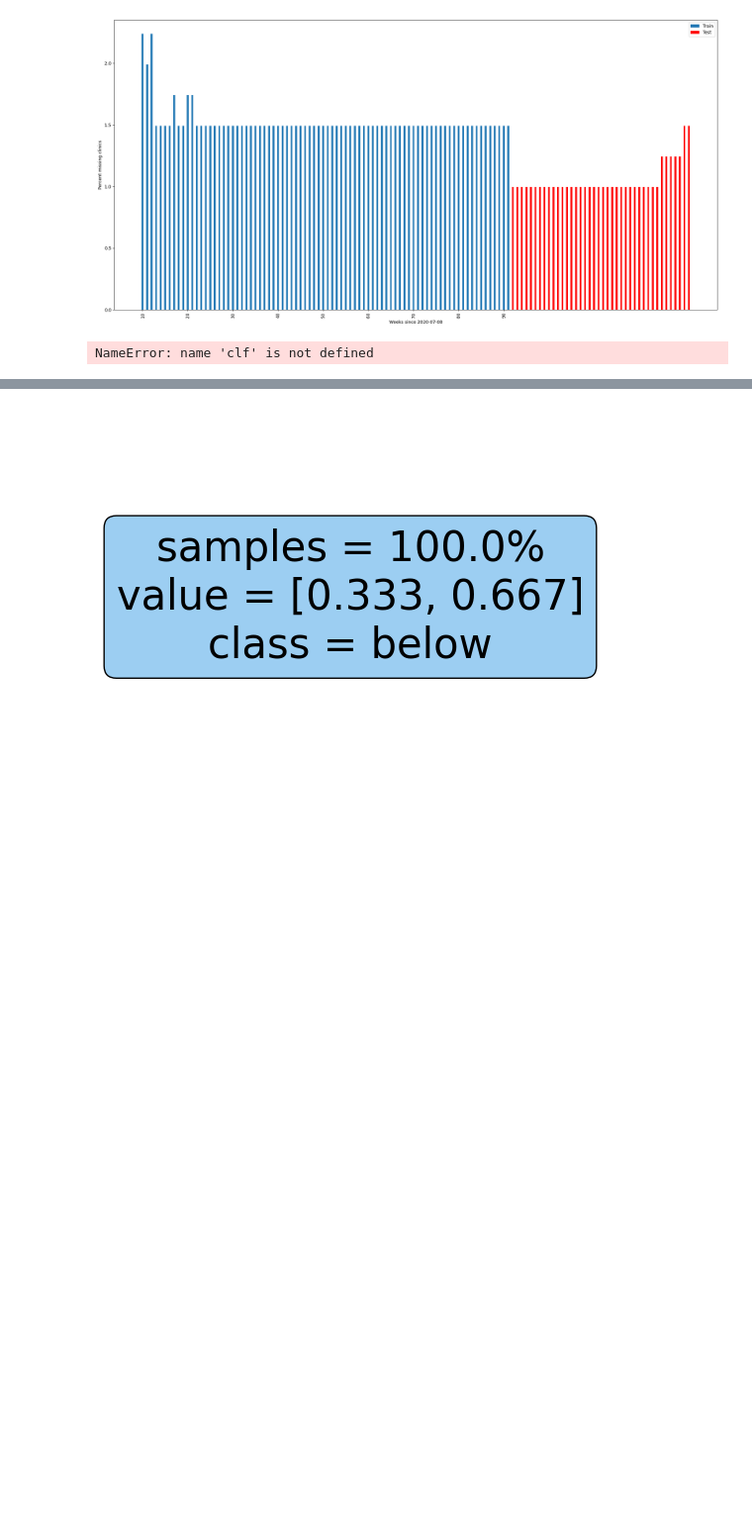
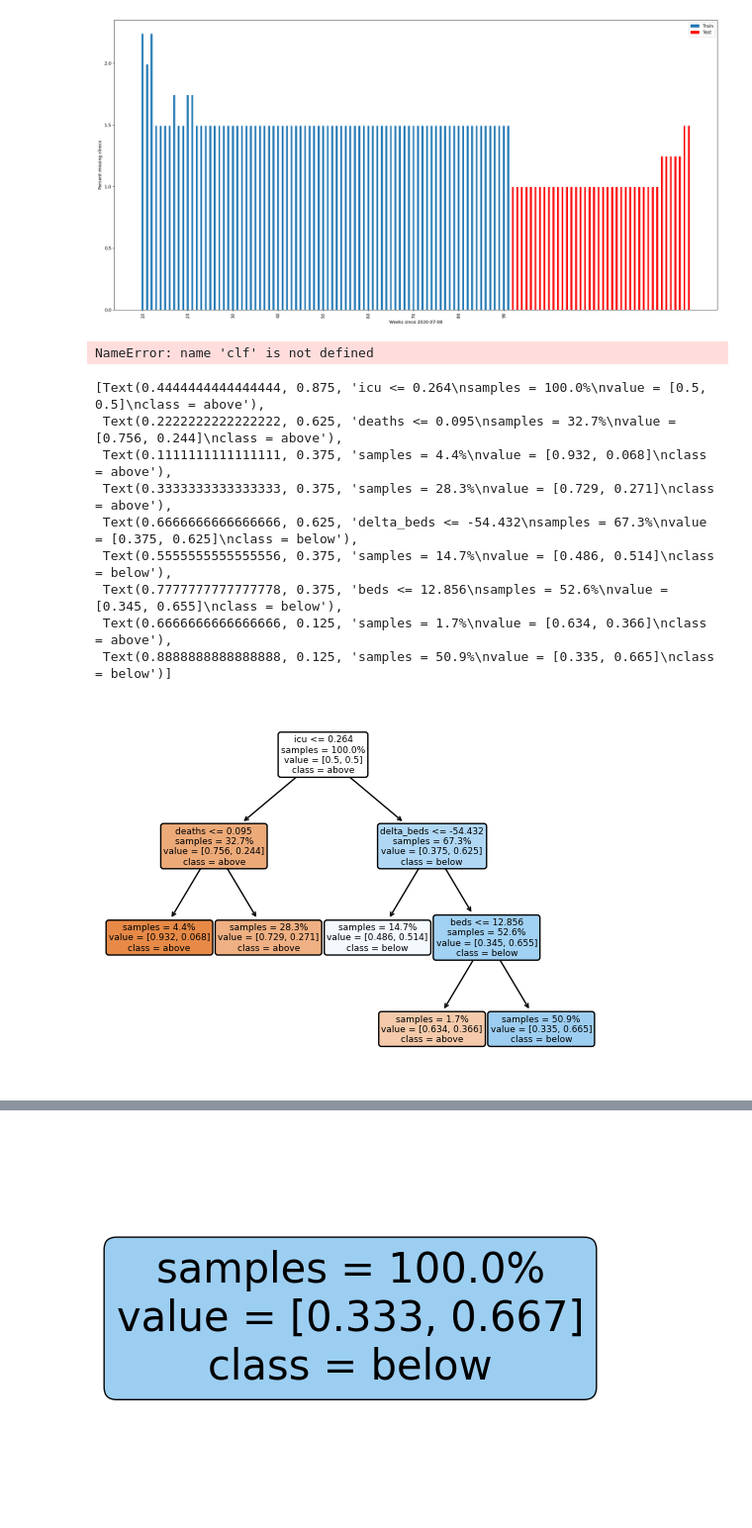
Before and after one commit to RachelMurray-Watson/COVID_forecasting, a Jupyter notebook: COVID_19_Forecast_dataset.ipynb, the cells around one changed output, grey strips where cells are left out. Shown at 99% size. Drawn from its saved outputs; the diff is of its cells as text; code cells hidden in the pictures; blank space fills up the shorter version.

```diff
--- a/COVID_19_Forecast_dataset.ipynb
+++ b/COVID_19_Forecast_dataset.ipynb
@@ -857,7 +857,7 @@ path = clf.cost_complexity_pruning_path(X_train, y_train)
 ccp_alphas, impurities = path.ccp_alphas, path.impurities
 clfs = []
 for ccp_alpha in ccp_alphas:
-    clf = DecisionTreeClassifier(random_state=0, ccp_alpha=ccp_alpha)
+    clf = DecisionTreeClassifier(random_state=10, ccp_alpha=ccp_alpha)
     clf.fit(X_train, y_train)
     clfs.append(clf)
 print(
@@ -903,7 +903,7 @@ param_grid = {
     'max_depth': np.arange(1, 4),
     'min_samples_split':  np.arange(2, 100), #[100, 200, 300, 400, 500], #np.arange(50, 200),
     'min_samples_leaf':  np.arange(2, 100), #100, 200, 300, 400, 500], #np.arange(500, 200)
-    'ccp_alpha': np.arange(0.0001, 0.005, 0.0001) }
+    'ccp_alpha': np.arange(0.01, 0.05, 0.0001) }
 
 
 # Create the Decision Tree classifier
@@ -912,7 +912,7 @@ param_grid = {
 #X_train, y_train = oversample.fit_resample(X_train, y_train)
 
 # Perform Randomized Search with 10-fold cross-validation
-random_search = RandomizedSearchCV(clf, param_grid, n_iter=500, cv=cv, random_state=10)
+random_search = RandomizedSearchCV(clf, param_grid, n_iter=10, cv=cv, random_state=10)
 random_search.fit(X_train, y_train, sample_weight=weights)
 print("Best Hyperparameters: ", random_search.best_params_)
 print("Best Score: ", random_search.best_score_)
@@ -928,4 +928,17 @@ accuracy = accuracy_score(y_test, y_pred)
 print("Accuracy:", accuracy)
 
 print(confusion_matrix(y_test, y_pred))
-plot_tree(clf, feature_names=['cases', 'delta_cases', 'deaths', 'delta_death','admit', 'delta_admits','icu', 'delta_icu','beds', 'delta_beds'	], class_names=['above', 'below'], filled=True, proportion=True,filled=True,rounded=True,impurity=False)
+plot_tree(clf, feature_names=['cases', 'delta_cases', 'deaths', 'delta_death','admit', 'delta_admits','icu', 'delta_icu','beds', 'delta_beds'	], class_names=['above', 'below'], filled=True, proportion=True,rounded=True,impurity=False)
+# %%
+plot_tree(clf, feature_names=['cases', 'delta_cases', 'deaths', 'delta_death','admit', 'delta_admits','icu', 'delta_icu','beds', 'delta_beds'	], class_names=['above', 'below'], filled=True, proportion=True,rounded=True,impurity=False)
+# %% [output]
+[Text(0.4444444444444444, 0.875, 'icu <= 0.264\nsamples = 100.0%\nvalue = [0.5, 0.5]\nclass = above'),
+ Text(0.2222222222222222, 0.625, 'deaths <= 0.095\nsamples = 32.7%\nvalue = [0.756, 0.244]\nclass = above'),
+ Text(0.1111111111111111, 0.375, 'samples = 4.4%\nvalue = [0.932, 0.068]\nclass = above'),
+ Text(0.3333333333333333, 0.375, 'samples = 28.3%\nvalue = [0.729, 0.271]\nclass = above'),
+ Text(0.6666666666666666, 0.625, 'delta_beds <= -54.432\nsamples = 67.3%\nvalue = [0.375, 0.625]\nclass = below'),
+ Text(0.5555555555555556, 0.375, 'samples = 14.7%\nvalue = [0.486, 0.514]\nclass = below'),
+ Text(0.7777777777777778, 0.375, 'beds <= 12.856\nsamples = 52.6%\nvalue = [0.345, 0.655]\nclass = below'),
+ Text(0.6666666666666666, 0.125, 'samples = 1.7%\nvalue = [0.634, 0.366]\nclass = above'),
+ Text(0.8888888888888888, 0.125, 'samples = 50.9%\nvalue = [0.335, 0.665]\nclass = below')]
+[figure, added]
```
Also changed, not shown: parts of 6 cells of this notebook.
